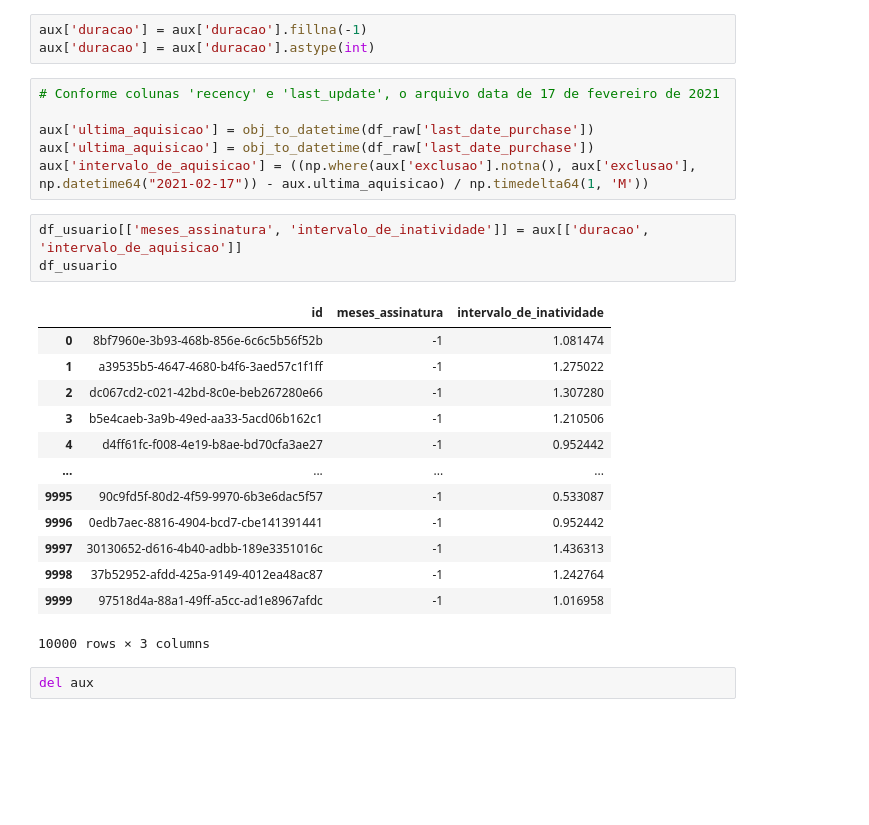
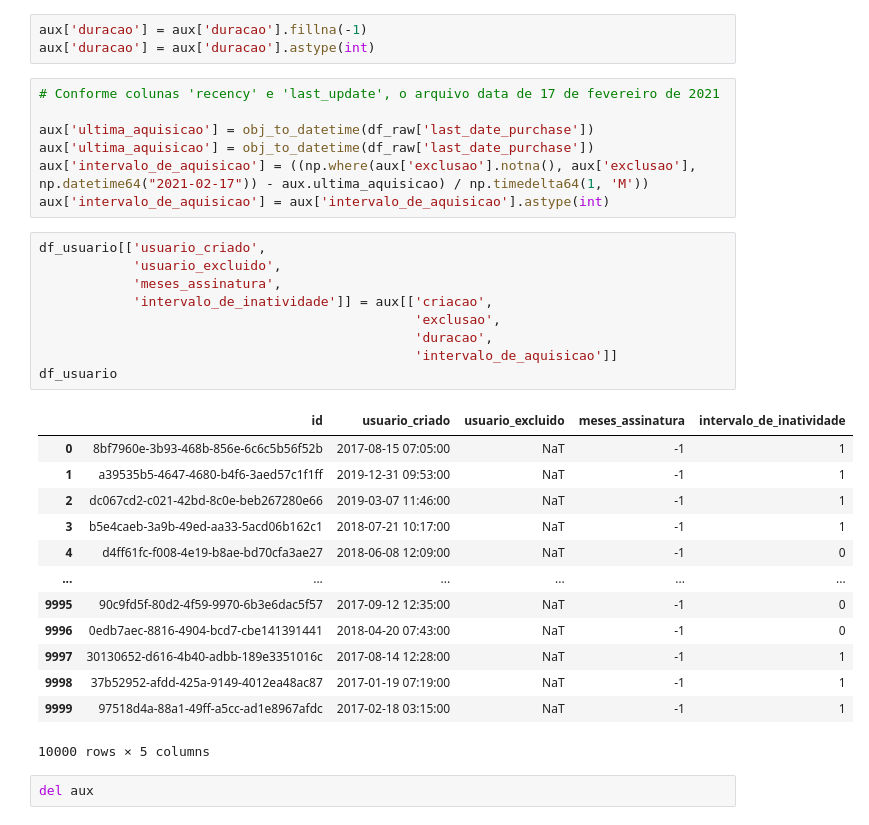
Before and after one commit to RGonzalesR/churn_analysis, a Jupyter notebook: main.ipynb, the cells around one changed output. Cells and saved outputs as stored; diff of their text form; blank space fills up the shorter version.

```diff
--- a/main.ipynb
+++ b/main.ipynb
@@ -94,23 +94,30 @@ aux['duracao'] = aux['duracao'].astype(int)
 aux['ultima_aquisicao'] = obj_to_datetime(df_raw['last_date_purchase'])
 aux['ultima_aquisicao'] = obj_to_datetime(df_raw['last_date_purchase'])
 aux['intervalo_de_aquisicao'] = ((np.where(aux['exclusao'].notna(), aux['exclusao'], np.datetime64("2021-02-17")) - aux.ultima_aquisicao) / np.timedelta64(1, 'M'))
+aux['intervalo_de_aquisicao'] = aux['intervalo_de_aquisicao'].astype(int)
 # %%
-df_usuario[['meses_assinatura', 'intervalo_de_inatividade']] = aux[['duracao', 'intervalo_de_aquisicao']]
+df_usuario[['usuario_criado',
+            'usuario_excluido',
+            'meses_assinatura',
+            'intervalo_de_inatividade']] = aux[['criacao',
+                                                'exclusao',
+                                                'duracao',
+                                                'intervalo_de_aquisicao']]
 df_usuario
 # %% [output]
-|  | id | meses_assinatura | intervalo_de_inatividade |
-| 0 | 8bf7960e-3b93-468b-856e-6c6c5b56f52b | -1 | 1.081474 |
-| 1 | a39535b5-4647-4680-b4f6-3aed57c1f1ff | -1 | 1.275022 |
-| 2 | dc067cd2-c021-42bd-8c0e-beb267280e66 | -1 | 1.307280 |
-| 3 | b5e4caeb-3a9b-49ed-aa33-5acd06b162c1 | -1 | 1.210506 |
-| 4 | d4ff61fc-f008-4e19-b8ae-bd70cfa3ae27 | -1 | 0.952442 |
-| ... | ... | ... | ... |
-| 9995 | 90c9fd5f-80d2-4f59-9970-6b3e6dac5f57 | -1 | 0.533087 |
-| 9996 | 0edb7aec-8816-4904-bcd7-cbe141391441 | -1 | 0.952442 |
-| 9997 | 30130652-d616-4b40-adbb-189e3351016c | -1 | 1.436313 |
-| 9998 | 37b52952-afdd-425a-9149-4012ea48ac87 | -1 | 1.242764 |
-| 9999 | 97518d4a-88a1-49ff-a5cc-ad1e8967afdc | -1 | 1.016958 |
+|  | id | usuario_criado | usuario_excluido | meses_assinatura | intervalo_de_inatividade |
+| 0 | 8bf7960e-3b93-468b-856e-6c6c5b56f52b | 2017-08-15 07:05:00 | NaT | -1 | 1 |
+| 1 | a39535b5-4647-4680-b4f6-3aed57c1f1ff | 2019-12-31 09:53:00 | NaT | -1 | 1 |
+| 2 | dc067cd2-c021-42bd-8c0e-beb267280e66 | 2019-03-07 11:46:00 | NaT | -1 | 1 |
+| 3 | b5e4caeb-3a9b-49ed-aa33-5acd06b162c1 | 2018-07-21 10:17:00 | NaT | -1 | 1 |
+| 4 | d4ff61fc-f008-4e19-b8ae-bd70cfa3ae27 | 2018-06-08 12:09:00 | NaT | -1 | 0 |
+| ... | ... | ... | ... | ... | ... |
+| 9995 | 90c9fd5f-80d2-4f59-9970-6b3e6dac5f57 | 2017-09-12 12:35:00 | NaT | -1 | 0 |
+| 9996 | 0edb7aec-8816-4904-bcd7-cbe141391441 | 2018-04-20 07:43:00 | NaT | -1 | 0 |
+| 9997 | 30130652-d616-4b40-adbb-189e3351016c | 2017-08-14 12:28:00 | NaT | -1 | 1 |
+| 9998 | 37b52952-afdd-425a-9149-4012ea48ac87 | 2017-01-19 07:19:00 | NaT | -1 | 1 |
+| 9999 | 97518d4a-88a1-49ff-a5cc-ad1e8967afdc | 2017-02-18 03:15:00 | NaT | -1 | 1 |
-10000 rows × 3 columns
+10000 rows × 5 columns
 # %%
 del aux
 # %% [markdown]
```
Also changed, not shown: parts of 23 cells of this notebook, 3 other files.
